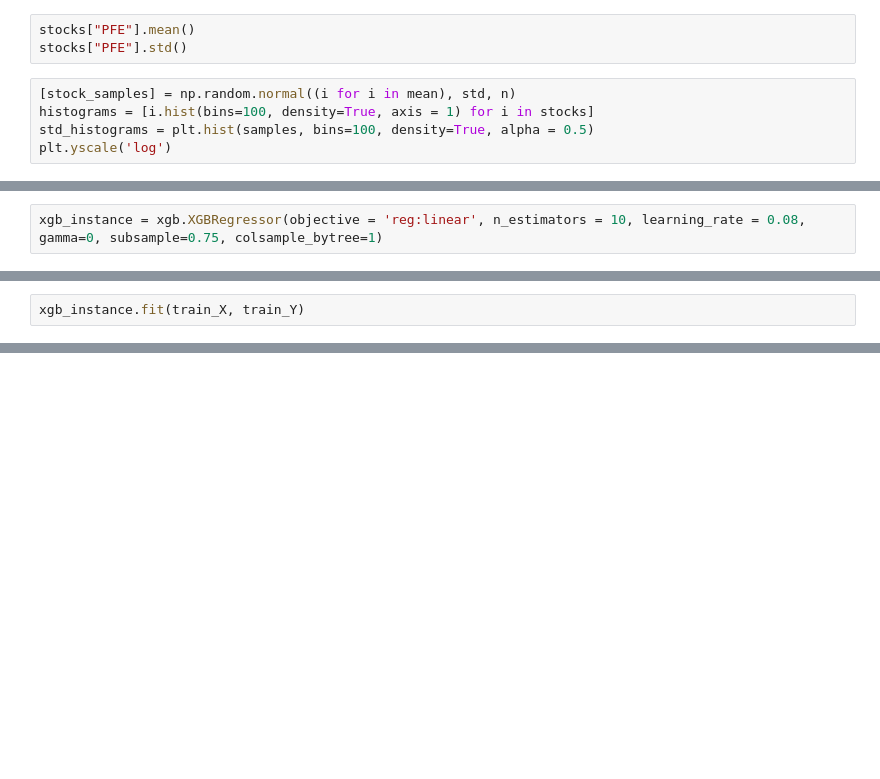
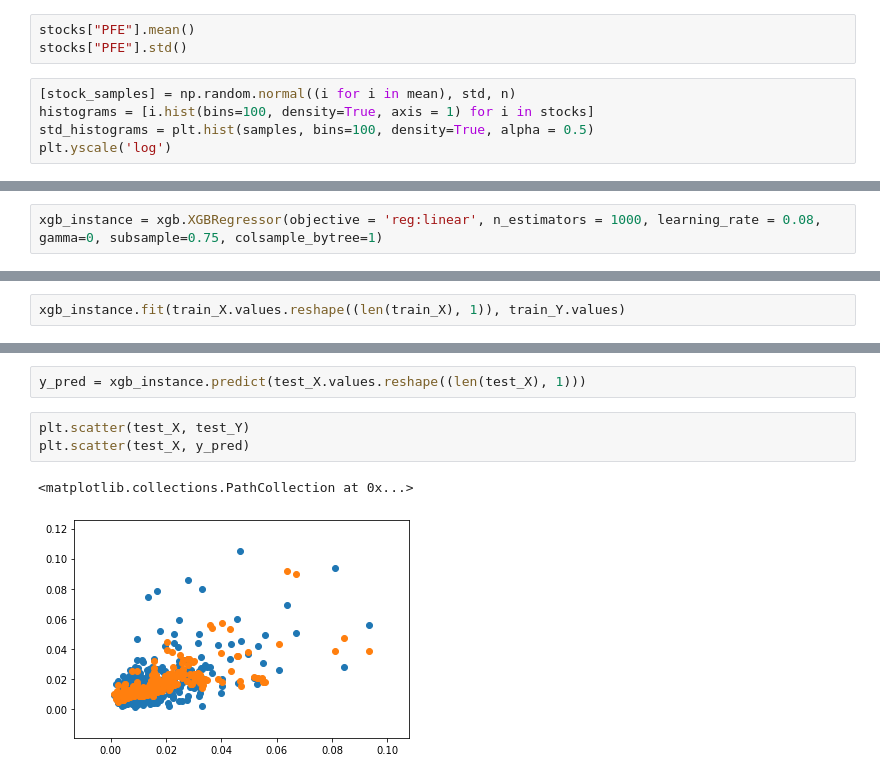
Before and after one commit to NSanip/Mentorship, a Jupyter notebook: Basic Stock Analysis.ipynb, the cells around one changed output, grey strips where cells are left out. Drawn from its saved outputs; the diff is of its cells as text; blank space fills up the shorter version.

```diff
--- a/Basic Stock Analysis.ipynb
+++ b/Basic Stock Analysis.ipynb
@@ -99,2 +133,2 @@ train_X, test_X, train_Y, test_Y = train_test_split(X, Y, test_size = 0.3, train
 # %%
-xgb_instance = xgb.XGBRegressor(objective = 'reg:linear', n_estimators = 10, learning_rate = 0.08, gamma=0, subsample=0.75, colsample_bytree=1)
+xgb_instance = xgb.XGBRegressor(objective = 'reg:linear', n_estimators = 1000, learning_rate = 0.08, gamma=0, subsample=0.75, colsample_bytree=1)
@@ -117,3 +140,3 @@ train_data = pd.DataFrame(data = np.array(train_X), columns = ["X"])
 # %%
-xgb_instance.fit(train_X, train_Y)
+xgb_instance.fit(train_X.values.reshape((len(train_X), 1)), train_Y.values)
 # %% [output]
@@ -121,0 +151,8 @@ XGBoostError: [01:58:01] src/objective/regression_obj.cu:65: Check failed: preds
+# %%
+y_pred = xgb_instance.predict(test_X.values.reshape((len(test_X), 1)))
+# %%
+plt.scatter(test_X, test_Y)
+plt.scatter(test_X, y_pred)
+# %% [output]
+<matplotlib.collections.PathCollection at 0x...>
+[figure, added]
```
Also changed, not shown: parts of 16 cells of this notebook, 1 other file.
